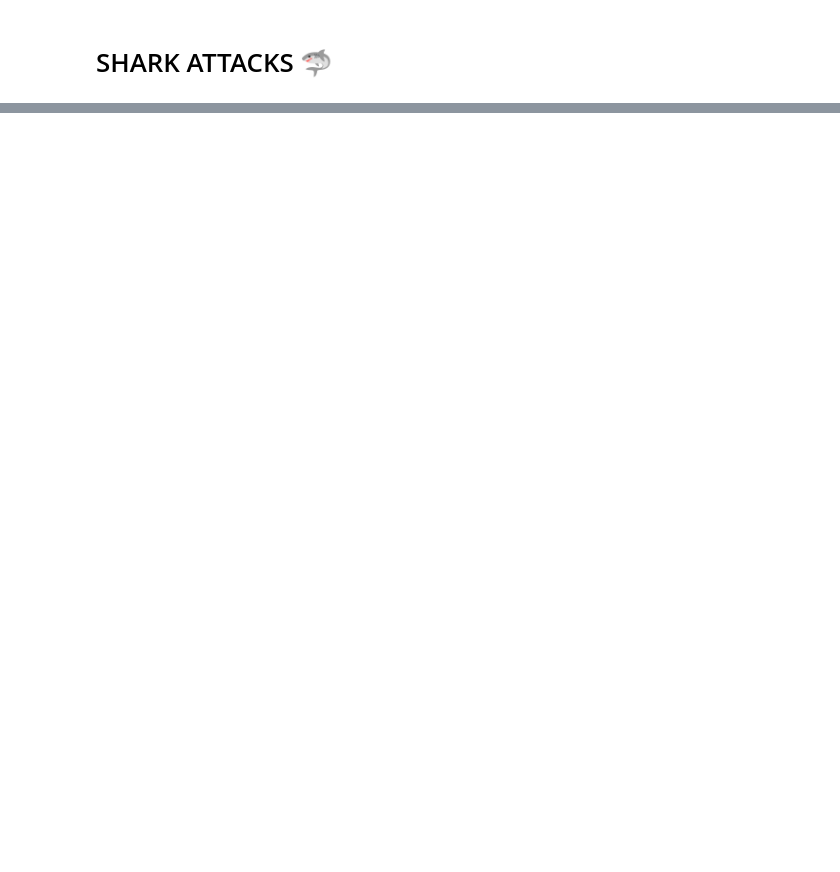
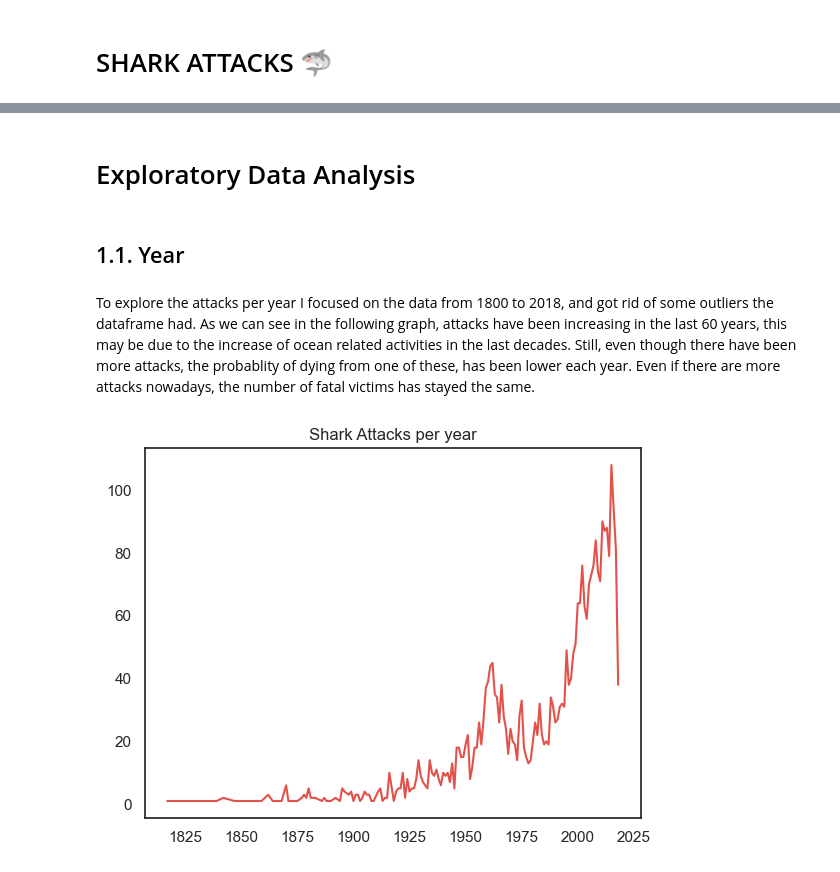
Before and after one commit to nerealarrachea/shark-attacks, a Jupyter notebook: main.ipynb, the cells around one changed output, grey strips where cells are left out. Cells and saved outputs as stored; diff of their text form; code cells hidden in the pictures; blank space fills up the shorter version.

Commit message:
uploading some changes, I am still missing things

```diff
--- a/main.ipynb
+++ b/main.ipynb
@@ -338,0 +65,29 @@ KeyError: 'Sex'
+# %%
+df['Fatal (Y/N)'] = df['Fatal (Y/N)'].str.strip().str.upper()
+df['Sex '] = df['Sex '].str.strip().str.upper()
+df = df[((df['Fatal (Y/N)']=='N') | (df['Fatal (Y/N)']=='Y')) & ((df['Sex ']=='M') | (df['Sex ']=='F'))]
+df['Sex'] = df['Sex '].str.rstrip()
+df = df.drop("Sex ", axis=1)
+df['Species'] = df['Species '].str.rstrip()
+df = df.drop("Species ", axis=1)
+# %%
+df['Age'] = df['Age'].dropna().apply(lambda x: re.findall(r"\d{2}",x))
+df['Age'] = df['Age'].str[0]
+df['Age'] = df['Age'].astype(float)
+# %% [markdown]
+# Exploratory Data Analysis
+# %% [markdown]
+## 1.1. Year
+# %% [markdown]
+To explore the attacks per year I focused on the data from 1800 to 2018, and got rid of some outliers the dataframe had. As we can see in the following graph, attacks have been increasing in the last 60 years, this may be due to the increase of ocean related activities in the last decades. Still, even though there have been more attacks, the probablity of dying from one of these, has been lower each year. Even if there are more attacks nowadays, the number of fatal victims has stayed the same.
+# %%
+df = df[(df['Year']>=1800)]
+# %%
+df['Year'] = df[['Year']].astype(int)
+# %%
+years = df['Year'].value_counts().sort_index()
+%matplotlib inline
+years.plot(title="Shark Attacks per year")
+plt.savefig('year.png')
+# %% [output]
+[figure, added]
```
Also changed, not shown: parts of 78 cells of this notebook, 26 other files.
